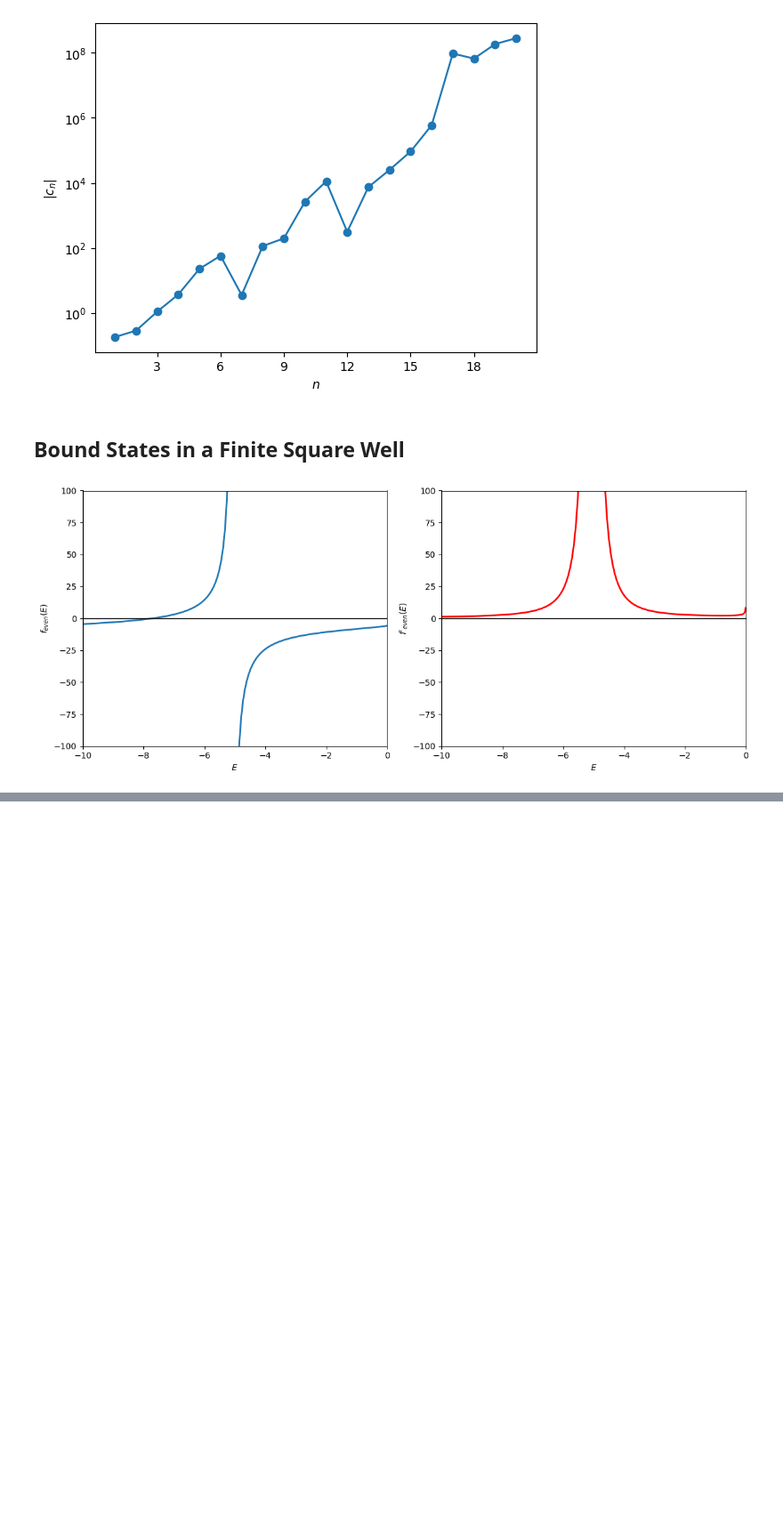
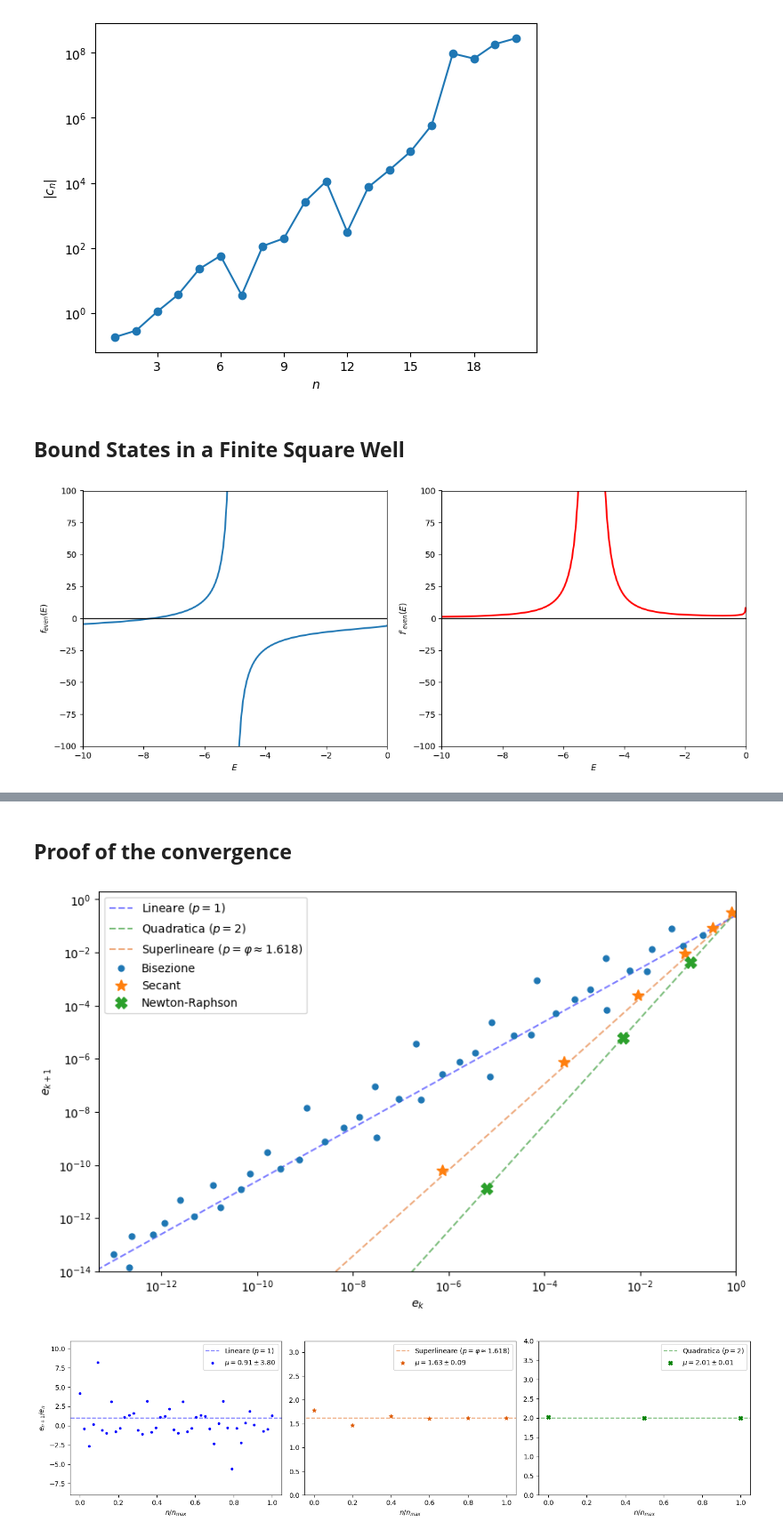
Before and after one commit to mvolpato-unimib/Lab_comp, a Jupyter notebook: ex14/secant.ipynb, the cells around one changed output, grey strips where cells are left out. Shown at 89% size. Drawn from its saved outputs; the diff is of its cells as text; code cells hidden in the pictures; blank space fills up the shorter version.

```diff
--- a/ex14/secant.ipynb
+++ b/ex14/secant.ipynb
@@ -50,11 +50,13 @@ kappa = sp.sqrt(-2*E)
 sp_f_even = k*sp.tan(k/2) - kappa
 sp_f_odd = k/sp.tan(k/2) + kappa
 sp_df_even = sp.diff(sp_f_even, E)
+sp_d2f_even = sp.diff(sp_df_even, E)
 sp_df_odd = sp.diff(sp_f_odd, E)
 
 f_even = sp.lambdify(E, sp_f_even, 'numpy')
 f_odd = sp.lambdify(E, sp_f_odd, 'numpy')
 df_even = sp.lambdify(E, sp_df_even, 'numpy')
+d2f_even = sp.lambdify(E, sp_d2f_even, 'numpy')
 df_odd = sp.lambdify(E, sp_df_odd, 'numpy')
 
 
@@ -135,0 +142,67 @@ Secant Mth       c = -7.705009250739084
+# %% [markdown]
+## **Proof of the convergence**
+# %%
+fig, ax1 = plt.subplots(figsize=(10, 6))
+fig, axes = plt.subplots(1,3, figsize=(15, 4))
+ax2, ax3, ax4 = axes
+min_err = 1e-14
+max_err = 2.0
+phi = (1 + np.sqrt(5)) / 2
+
+ax1.set_xlim(5e-14, 1)
+ax1.set_ylim(bottom=1e-14, top=max_err)
+
+ax2.set_ylim(bottom=-9, top=11)
+ax3.set_ylim(bottom=0, top=2*phi)
+ax4.set_ylim(bottom=0, top=4)
+colors = ['blue', '#DE5A03', 'green']
+
+x_ref = np.logspace(-15, 2, 10)
+
+lin_k = 1/2**(b_bis - a_bis)
+parab_coeff = 1/2 * d2f_even(c_NR)/df_even(c_NR)
+
+ax1.plot(x_ref, lin_k*x_ref, '--', color=colors[0], alpha=0.5, label=r'Lineare ($p=1$)')
+ax1.plot(x_ref, parab_coeff*x_ref**2, '--', color=colors[2], alpha=0.5, label=r'Quadratica ($p=2$)')
+ax1.plot(x_ref, parab_coeff*x_ref**phi, '--', color=colors[1], alpha=0.5, label=r'Superlineare ($p=\varphi\approx 1.618$)')
+hxcoo = 10
+ax2.hlines(1, -hxcoo, hxcoo, ls='--', label=r'Lineare ($p=1$)', color=colors[0], alpha=0.5)
+ax3.hlines(phi, -hxcoo, hxcoo, ls='--', label=r'Superlineare ($p=\varphi\approx 1.618$)', color=colors[1], alpha=0.5)
+ax4.hlines(2, -hxcoo, hxcoo, ls='--', label=r'Quadratica ($p=2$)', color=colors[2], alpha=0.5 )
+
+
+for i in range(3):
+    story = np.array(stories[i])
+    # Calcoliamo l'errore come distanza dall'ultimo valore trovato (la radice)
+    err = abs(story - story[-1])
+
+    # Definiamo e_k (errore attuale) e e_{k+1} (errore successivo)
+    # Escludiamo l'ultimo punto perché l'errore è zero (log non definito)
+    ek_minus_1 = err[:-3]
+    ek = err[1:-2]
+    ek_plus_1 = err[2:-1]
+
+    pk = np.log(ek_plus_1/ek) / np.log(ek/ek_minus_1)
+    Kk = ek_plus_1/(ek**pk)
+
+    p_mean = np.mean(pk)
+    p_std = np.std(pk)
+
+    markers = ['.', '*', 'X']
+    ax1.loglog(ek, ek_plus_1, marker=markers[i], ls='', ms=10, label=names[i])
+    n_coo = np.linspace(0, 1, len(pk))
+    axes[i].scatter(n_coo, pk, marker=markers[i], color=colors[i], label=rf'$\mu = {p_mean:.2f} \pm {p_std:.2f}$')
+    axes[i].set_xlim(-0.05, 1.05)
+    axes[i].set_xlabel(r'$n/n_{max}$')
+    axes[i].legend()
+
+
+ax1.set_xlabel(r'$e_k$')
+ax1.set_ylabel(r'$e_{k+1}$')
+ax1.legend()
+axes[0].set_ylabel(r'$e_{n+1}/e_n$')
+plt.tight_layout()
+plt.show()
+# %% [output]
+[figure, added]
+[figure, added]
```
Also changed, not shown: parts of 3 cells of this notebook, 3 other files.
